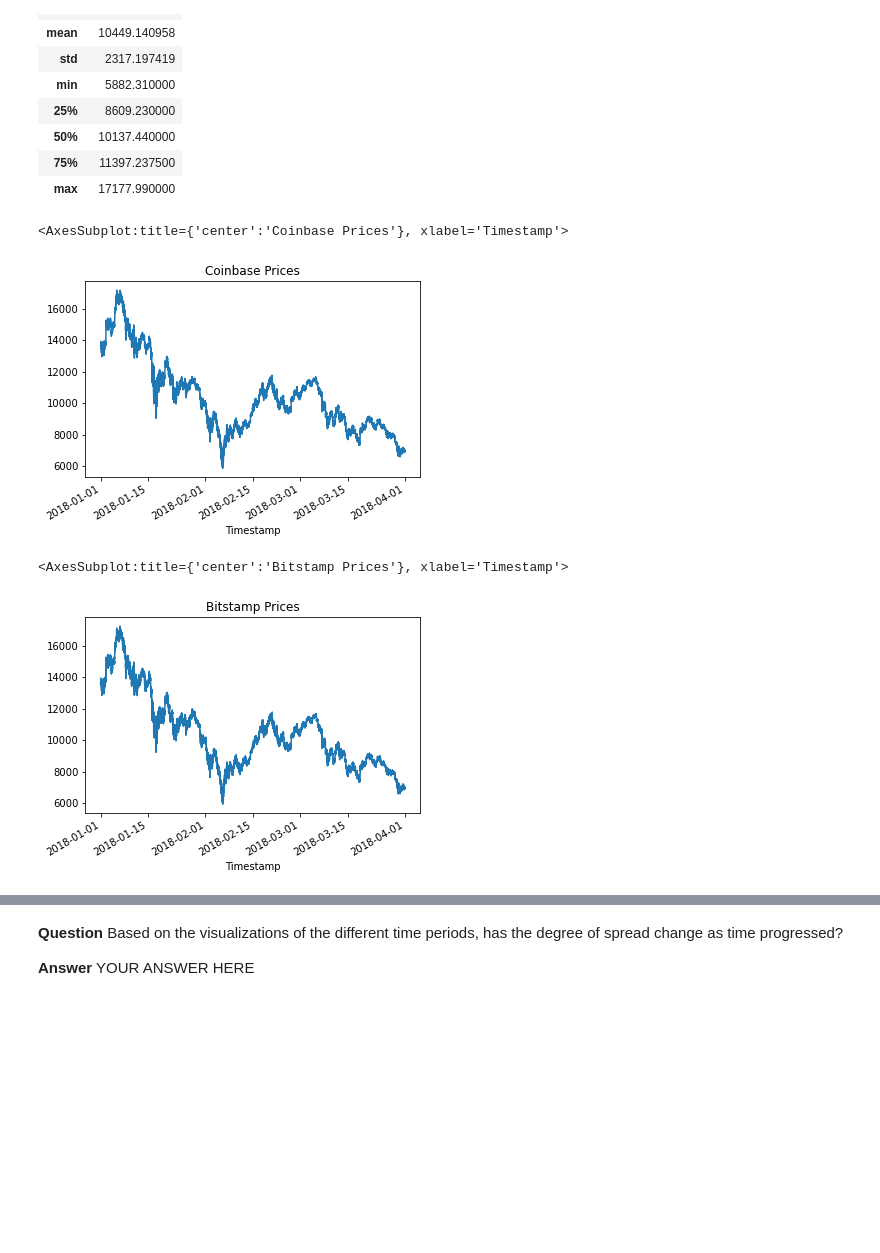
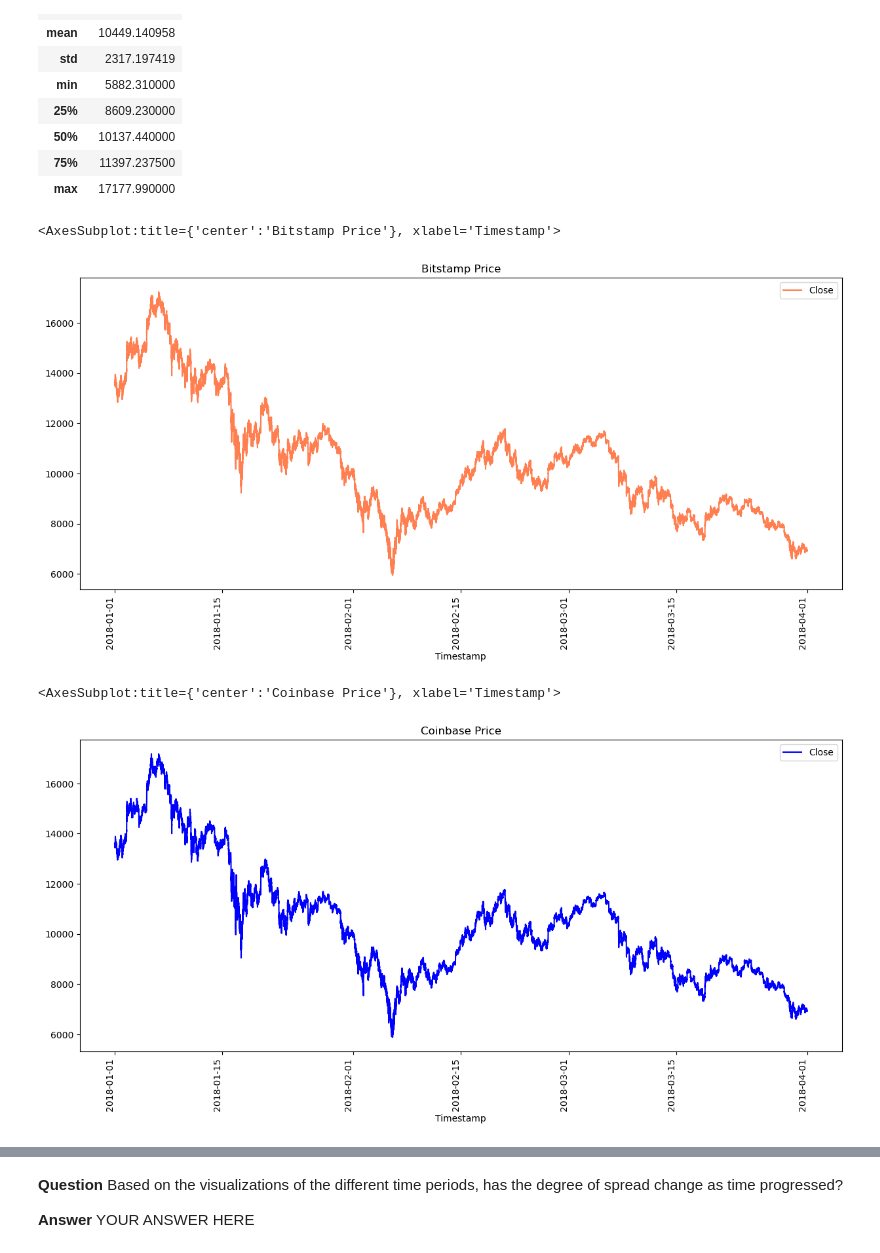
Before and after one commit to Eyasualemu/crypto_arbitrage_ch3, a Jupyter notebook: crypto_arbitrage.ipynb, the cells around one changed output, grey strips where cells are left out. Cells and saved outputs as stored; diff of their text form; code cells hidden in the pictures; blank space fills up the shorter version.

```diff
--- a/crypto_arbitrage.ipynb
+++ b/crypto_arbitrage.ipynb
@@ -104,3 +104,5 @@ To prepare and clean your data for analysis, complete the following steps:
 # %%
 # For the bitstamp DataFrame, replace or drop all NaNs or missing values in the DataFrame
 # YOUR CODE HERE
+bitstamp = bitstamp.fillna("Unknown").copy()
+bitstamp
@@ -109,3 +126,5 @@ To prepare and clean your data for analysis, complete the following steps:
 # %%
 # Use the str.replace function to remove the dollar sign, $
 # YOUR CODE HERE
+bitstamp["Close"] = bitstamp["Close"].str.replace('$', '')
+bitstamp["Close"]
@@ -114,3 +147,5 @@ To prepare and clean your data for analysis, complete the following steps:
 # %%
 # Convert the Close data type to a float
 # YOUR CODE HERE
+bitstamp["Close"] = bitstamp["Close"].astype("float")
+bitstamp["Close"]
@@ -119,3 +168,5 @@ To prepare and clean your data for analysis, complete the following steps:
 # %%
 # Review the data for duplicate values, and drop them if necessary
 # YOUR CODE HERE
+bitstamp = bitstamp.drop_duplicates().copy()
+bitstamp
@@ -213,17 +358,19 @@ Sort through the time series data associated with the bitstamp and coinbase Data
 # %%
 # Create a line plot for the bitstamp DataFrame for the full length of time in the dataset
 # Be sure that the figure size, title, and color are tailored to each visualization
 # YOUR CODE HERE
+bitstamp.plot(figsize=(15,7), title="Bitstamp Price", rot=90, color="coral")
 # %% [output]
-<AxesSubplot:title={'center':'Coinbase Prices'}, xlabel='Timestamp'>
+<AxesSubplot:title={'center':'Bitstamp Price'}, xlabel='Timestamp'>
-[figure, old version]
+[figure, new version]
 # %%
 # Create a line plot for the coinbase DataFrame for the full length of time in the dataset
 # Be sure that the figure size, title, and color are tailored to each visualization
 # YOUR CODE HERE
+coinbase.plot(figsize=(15,7), title="Coinbase Price", rot=90, color="blue")
 # %% [output]
-<AxesSubplot:title={'center':'Bitstamp Prices'}, xlabel='Timestamp'>
+<AxesSubplot:title={'center':'Coinbase Price'}, xlabel='Timestamp'>
-[figure, old version]
+[figure, new version]
 # %%
 # Overlay the visualizations for the bitstamp and coinbase DataFrames in one plot
 # The plot should visualize the prices over the full lenth of the dataset
```
Also changed, not shown: parts of 16 cells of this notebook.
